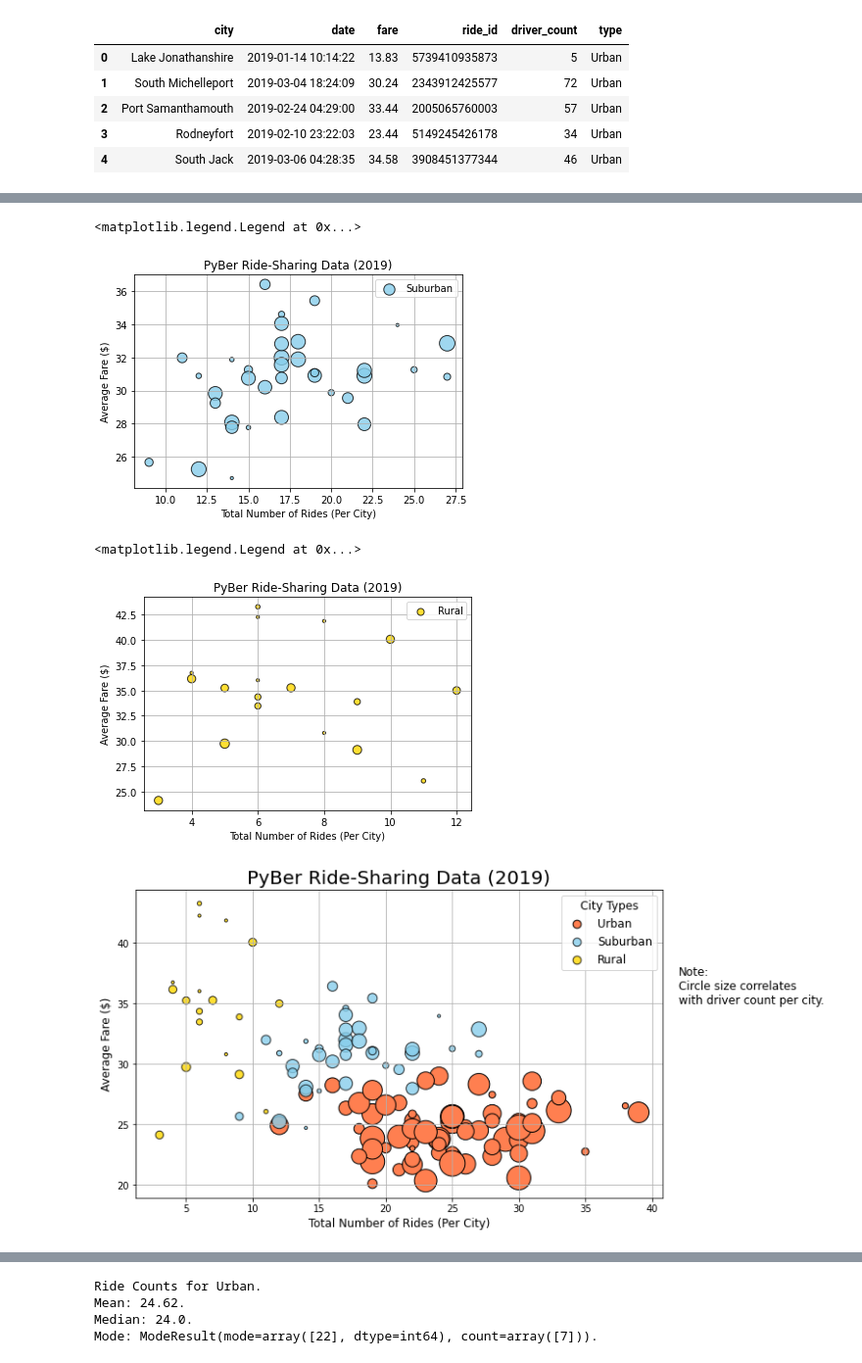
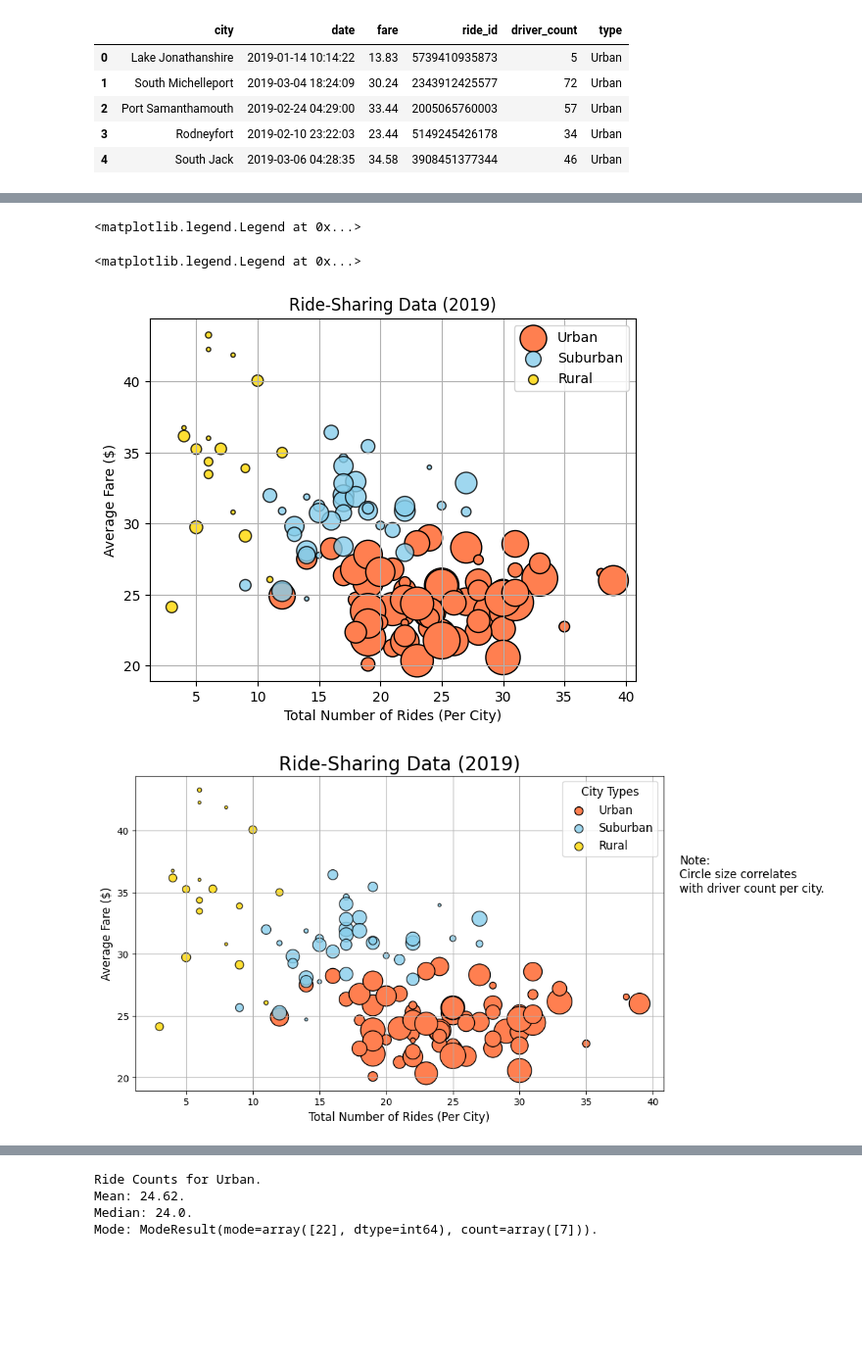
Before and after one commit to Ryndine/ride_sharing_analysis, a Jupyter notebook: rideshare_analysis.ipynb, the cells around one changed output, grey strips where cells are left out. Shown: that part at 98% size. Drawn from its saved outputs; the diff is of its cells as text; code cells hidden in the pictures; blank space fills up the shorter version.

```diff
--- a/rideshare_analysis.ipynb
+++ b/rideshare_analysis.ipynb
@@ -4,6 +4,9 @@ import matplotlib.pyplot as plt
 import pandas as pd
 import numpy as np
 import scipy.stats as sts
+import matplotlib as mpl
+mpl.rcParams.update(mpl.rcParamsDefault)
+
 
 # Data
 city_data_df = pd.read_csv(R'Resources/city_data.csv')
@@ -55,8 +58,8 @@ ride_id      int64
 dtype: object
 # %%
 # Merge data
-pyber_data_df = pd.merge(ride_data_df, city_data_df, how='left', on='city')
-pyber_data_df.head()
+merged_data_df = pd.merge(ride_data_df, city_data_df, how='left', on='city')
+merged_data_df.head()
 # %% [output]
 |  | city | date | fare | ride_id | driver_count | type |
 | 0 | Lake Jonathanshire | 2019-01-14 10:14:22 | 13.83 | 5739410935873 | 5 | Urban |
@@ -66,9 +69,9 @@ pyber_data_df.head()
 | 4 | South Jack | 2019-03-06 04:28:35 | 34.58 | 3908451377344 | 46 | Urban |
 # %%
 # DataFrames for each type of city.
-urban_cities_df = pyber_data_df[pyber_data_df['type'] == 'Urban']
-suburban_cities_df = pyber_data_df[pyber_data_df['type'] == 'Suburban']
-rural_cities_df = pyber_data_df[pyber_data_df['type'] == 'Rural']
+urban_cities_df = merged_data_df[merged_data_df['type'] == 'Urban']
+suburban_cities_df = merged_data_df[merged_data_df['type'] == 'Suburban']
+rural_cities_df = merged_data_df[merged_data_df['type'] == 'Rural']
 # %%
 # Number of rides per city for each city type
 urban_ride_count = urban_cities_df.groupby(['city']).count()['ride_id']
@@ -107,14 +109,13 @@ plt.scatter(suburban_ride_count,
             edgecolor='black', linewidths=1,
             alpha=0.8, label='Suburban')
 
-plt.title('PyBer Ride-Sharing Data (2019)')
+plt.title('Ride-Sharing Data (2019)')
 plt.ylabel('Average Fare ($)')
 plt.xlabel('Total Number of Rides (Per City)')
 plt.grid(True)
 plt.legend()
 # %% [output]
 <matplotlib.legend.Legend at 0x...>
-[figure, removed]
 # %%
 # Bubble plot for rural cities
 plt.scatter(rural_ride_count,
@@ -123,14 +124,13 @@ plt.scatter(rural_ride_count,
             edgecolor='black', linewidths=1,
             alpha=0.8, label='Rural')
 
-plt.title('PyBer Ride-Sharing Data (2019)')
+plt.title('Ride-Sharing Data (2019)')
 plt.ylabel('Average Fare ($)')
 plt.xlabel('Total Number of Rides (Per City)')
 plt.grid(True)
 plt.legend()
 # %% [output]
 <matplotlib.legend.Legend at 0x...>
-[figure, removed]
 # %%
 # Combined plot for all cities
 plt.subplots(figsize=(10, 6))
@@ -142,36 +142,37 @@ plt.scatter(urban_ride_count,
 plt.scatter(suburban_ride_count,
             suburban_avg_fare,
             s=10*suburban_driver_count, c='skyblue',
             edgecolor='black', linewidths=1,
             alpha=0.8, label='Suburban')
 
 plt.scatter(rural_ride_count,
             rural_avg_fare,
             s=10*rural_driver_count, c='gold',
             edgecolor='black', linewidths=1,
             alpha=0.8, label='Rural')
 
 # Info
-plt.title('PyBer Ride-Sharing Data (2019)',fontsize=20)
+plt.title('Ride-Sharing Data (2019)',fontsize=20)
 plt.ylabel('Average Fare ($)', fontsize=12)
 plt.xlabel('Total Number of Rides (Per City)', fontsize=12)
 plt.grid(True)
 
 # Legend
 lgnd = plt.legend(fontsize='12', mode='Expanded',scatterpoints=1,
                   loc='best', title='City Types')
 lgnd.legendHandles[0]._sizes = [75]
 lgnd.legendHandles[1]._sizes = [75]
 lgnd.legendHandles[2]._sizes = [75]
 lgnd.get_title().set_fontsize(12)
 
 # Text note
 plt.text(42, 35, 'Note:\nCircle size correlates\nwith driver count per city.',fontsize=12)
 
-plt.savefig(R'Analysis/Fig1.png')
+plt.savefig(R'Analysis/ride_share_data.png')
 plt.show()
 # %% [output]
-[figure, old version]
+[figure, new version]
+[figure, added]
 # %%
 # Summary statistics
 print(urban_cities_df.describe(),suburban_cities_df.describe(),rural_cities_df.describe())
```
Also changed, not shown: parts of 9 cells of this notebook, 9 other files.
